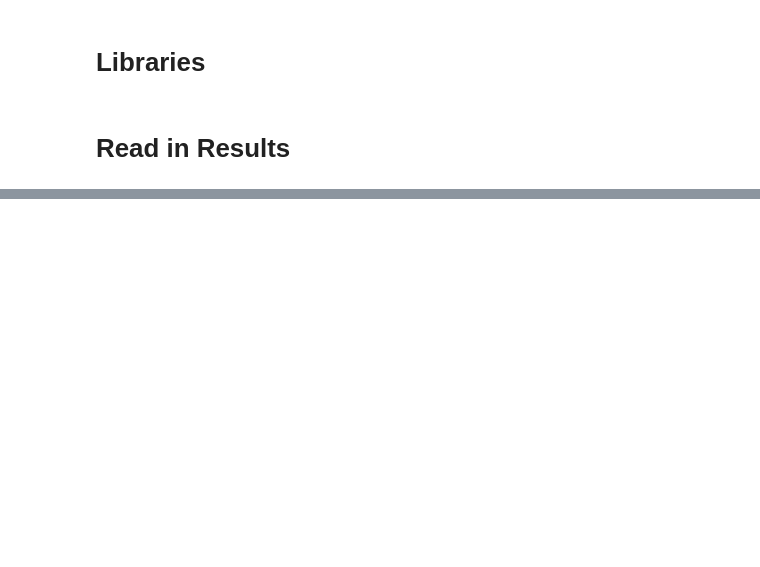
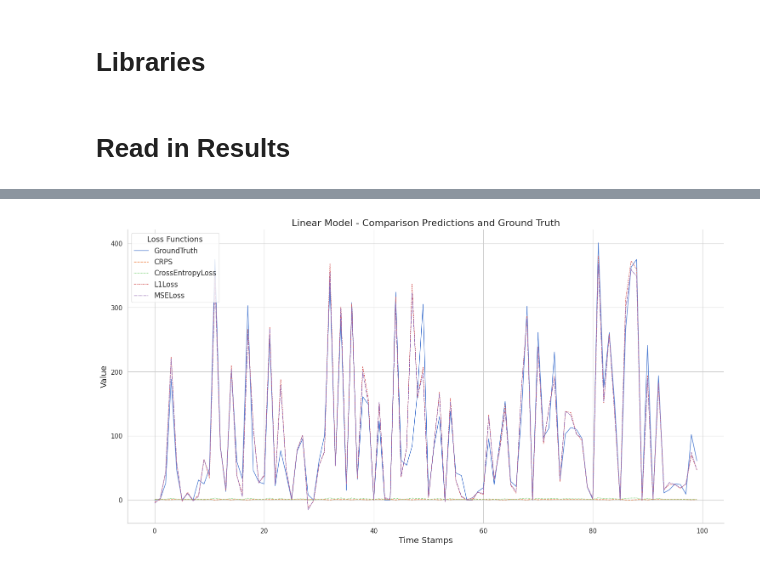
Before and after one commit to janbesler/Masterarbeit, a Jupyter notebook: src/3_Visualizations.ipynb, the cells around one changed output, grey strips where cells are left out. Saved outputs shown, nothing was run; the diff lists cells and outputs as text; code cells hidden in the pictures; blank space fills up the shorter version.

Commit message:
visualization begin

```diff
--- a/src/3_Visualizations.ipynb
+++ b/src/3_Visualizations.ipynb
@@ -49,10 +49,3 @@ for file in files:
     else:
         # If no match, print the filename for review
         print(f"No match for file: {file_basename}")
-
-# Now, you can sort the data frames based on the tuple keys
-sorted_keys = sorted(data_frames.keys(), key=lambda x: (x[0], x[1], x[2], x[3]))
-
-# Accessing a sorted DataFrame
-for key in sorted_keys:
-    print(f"Type: {key[0]} \n Model: {key[1]}, Embedding Length: {key[2]}, Loss Function: {key[3]}")
@@ -84,0 +192,70 @@ data_frames['SystemUsage', 'eFormer', 64, 'CRPS'].head()
+# %%
+def eval_df(model, data_frames):
+    """
+    Aggregate predictions by model and loss function for 'eval' keys from the data frames.
+
+    Parameters:
+    - model: String value of the Model to test.
+    - data_frames: Dictionary mapping keys to pandas DataFrames.
+
+    Returns:
+    - A pandas DataFrame with aggregated data, one column for each loss function's predictions.
+    """
+    # Initialize placeholders
+    ground_truths = []
+    predictions = {}
+
+    # Loop over each key to process 'eval' data frames
+    for key in data_frames.keys():
+        if 'eval' in key and key[1] == model:
+            _, model, _, loss_function = key
+            df = data_frames[key]
+
+            # Extend the ground truths if this is a larger set
+            if len(df) > len(ground_truths):
+                ground_truths = df['GroundTruth'].tolist()
+
+            # Store predictions keyed by loss function
+            predictions[loss_function] = df['Predictions'].tolist()
+
+    # Determine the maximum length needed for any column
+    max_length = max(len(ground_truths), max(len(pred) for pred in predictions.values()))
+
+    # Pad all prediction lists to the max length with NaN
+    for loss_function in predictions:
+        current_length = len(predictions[loss_function])
+        if current_length < max_length:
+            predictions[loss_function].extend([np.nan] * (max_length - current_length))
+
+    # Assemble the final DataFrame
+    aggregated_data = {
+        'Groundtruth': ground_truths[:max_length]
+    }
+    aggregated_data.update(predictions)
+
+    aggregated_df = pd.DataFrame(aggregated_data)
+
+    # Set the style of the plot to be suitable for a publication
+    sns.set(style="whitegrid", context="paper", palette="muted", font_scale=1.2)
+    # Create the plot
+    plt.figure(figsize=(15, 8))
+    lineplot = sns.lineplot(data=aggregated_df[:100], linewidth=1)
+
+    # Customizing the plot
+    title = f"{model} Model - Predictions and Ground Truth"
+    plt.title(title, fontsize=16)
+    plt.xlabel('Time Stamps', fontsize=14)
+    plt.ylabel('Value', fontsize=14)
+    plt.legend(title='Loss Functions', title_fontsize='13', fontsize='12', loc='upper left')
+    sns.despine() # remove spines on right and top side
+    plt.tight_layout() # prevent overlapping
+
+    # Save the plot to a file
+    plt.savefig(f'../graphs/results/{title}.png', dpi=600)
+
+    # Show the plot
+    plt.show()
+
+eval_df('Linear', data_frames)
+# %% [output]
+[figure, added]
```
Also changed, not shown: parts of 6 cells of this notebook, 5 other files.
